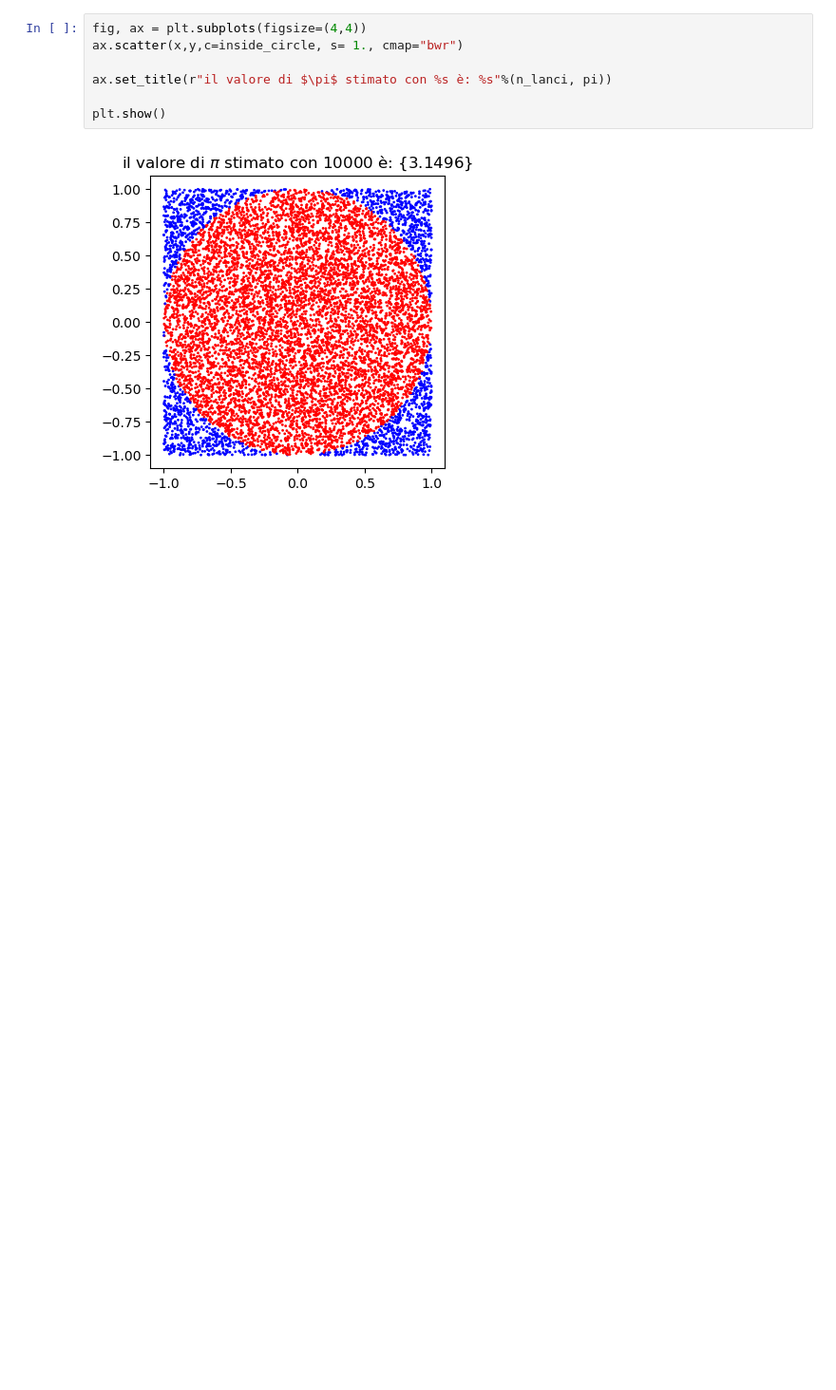
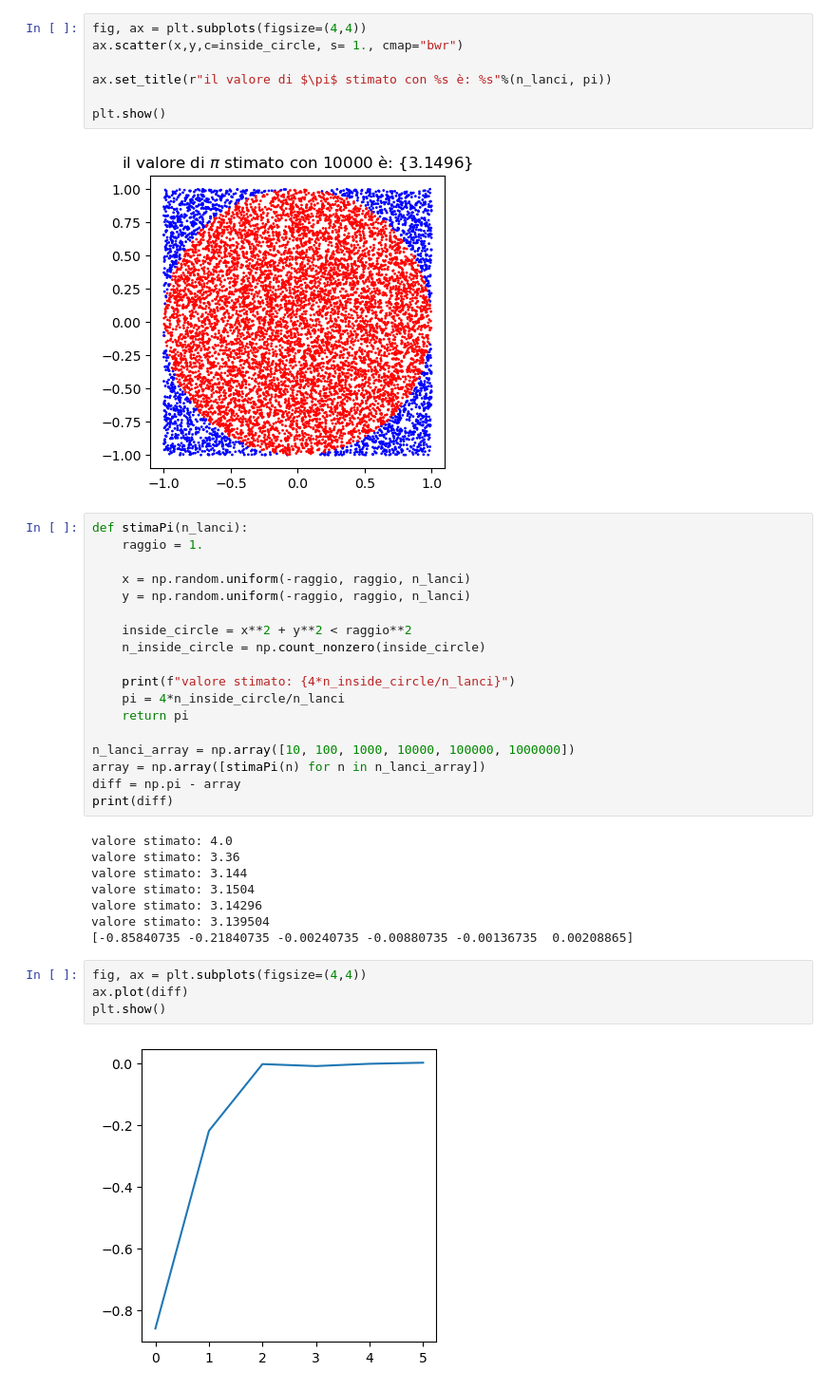
Before and after one commit to Matt9391/EsMicrorobotica, a Jupyter notebook: Monte_carlo.ipynb, the cells around one changed output. Shown: that part at 95% size. Drawn from its saved outputs; the diff is of its cells as text; blank space fills up the shorter version.

```diff
--- a/Monte_carlo.ipynb
+++ b/Monte_carlo.ipynb
@@ -27,3 +27,35 @@ ax.set_title(r"il valore di $\pi$ stimato con %s è: %s"%(n_lanci, pi))
 plt.show()
 # %% [output]
 [figure]
+# %%
+def stimaPi(n_lanci):
+    raggio = 1.
+
+    x = np.random.uniform(-raggio, raggio, n_lanci)
+    y = np.random.uniform(-raggio, raggio, n_lanci)
+
+    inside_circle = x**2 + y**2 < raggio**2
+    n_inside_circle = np.count_nonzero(inside_circle)
+
+    print(f"valore stimato: {4*n_inside_circle/n_lanci}")
+    pi = 4*n_inside_circle/n_lanci
+    return pi
+
+n_lanci_array = np.array([10, 100, 1000, 10000, 100000, 1000000])
+array = np.array([stimaPi(n) for n in n_lanci_array])
+diff = np.pi - array
+print(diff)
+# %% [output]
+valore stimato: 4.0
+valore stimato: 3.36
+valore stimato: 3.144
+valore stimato: 3.1504
+valore stimato: 3.14296
+valore stimato: 3.139504
+[-0.85840735 -0.21840735 -0.00240735 -0.00880735 -0.00136735  0.00208865]
+# %%
+fig, ax = plt.subplots(figsize=(4,4))
+ax.plot(diff)
+plt.show()
+# %% [output]
+[figure, added]
```
Also changed, not shown: 2 other files.
